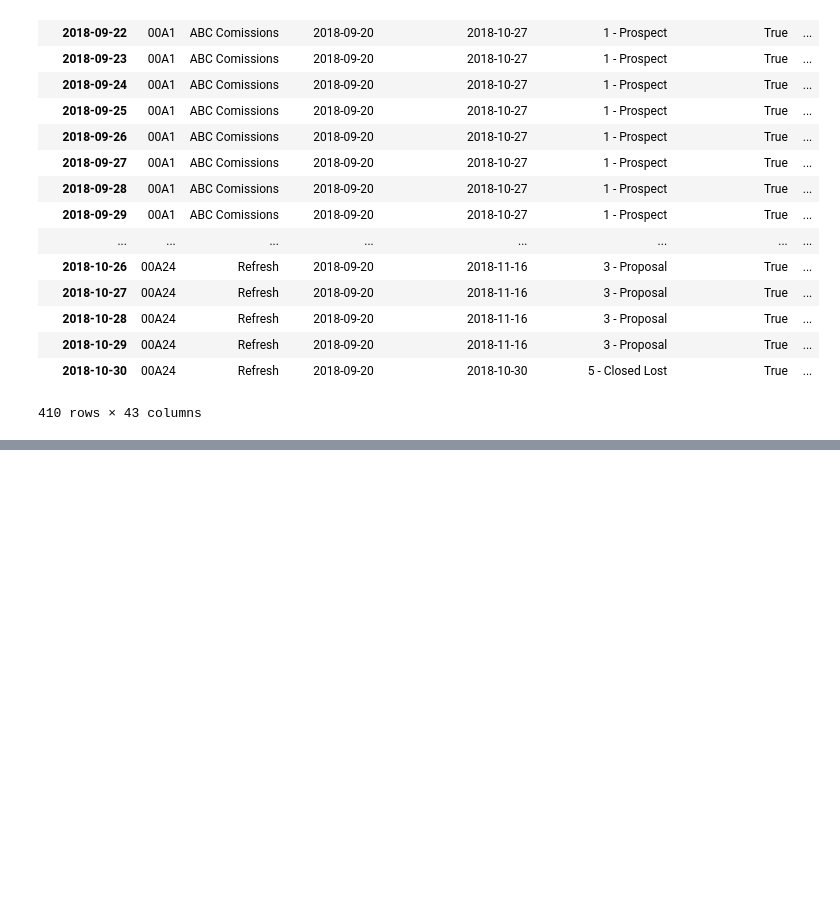
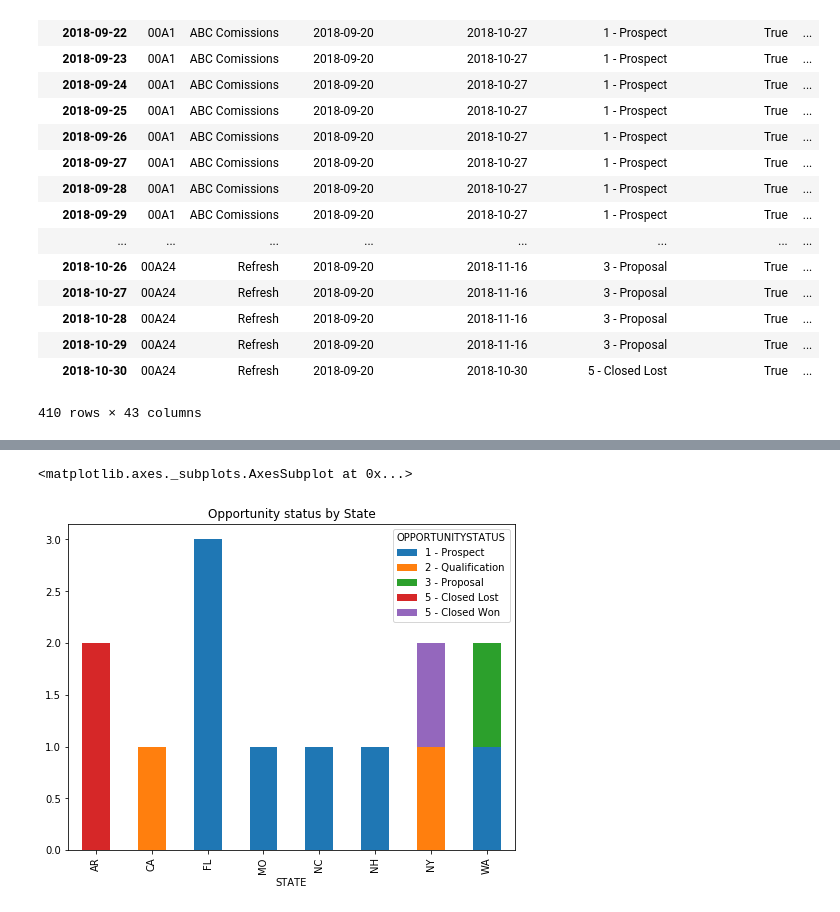
Before and after one commit to AbhiSivasailam/SB, a Jupyter notebook: Opportunity_Scoring.ipynb, the cells around one changed output, grey strips where cells are left out. Saved outputs shown, nothing was run; the diff lists cells and outputs as text; code cells hidden in the pictures; blank space fills up the shorter version.

```diff
--- a/Opportunity_Scoring.ipynb
+++ b/Opportunity_Scoring.ipynb
@@ -258,0 +355,5 @@ df.drop(columns=['SYSDATE'])
+# %%
+df_plot_stage_state.plot(kind='bar', title = 'Opportunity status by State',stacked=True)
+# %% [output]
+<matplotlib.axes._subplots.AxesSubplot at 0x...>
+[figure, added]
```
Also changed, not shown: parts of 18 cells of this notebook.
